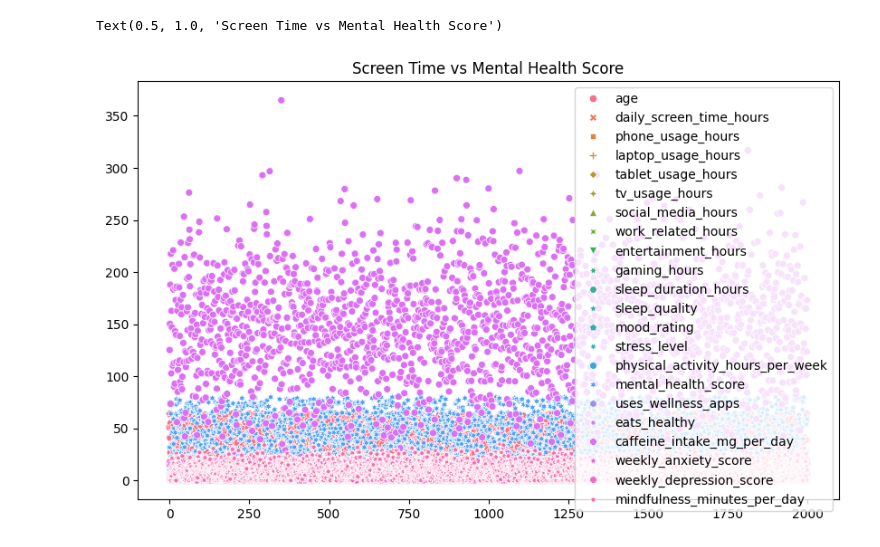
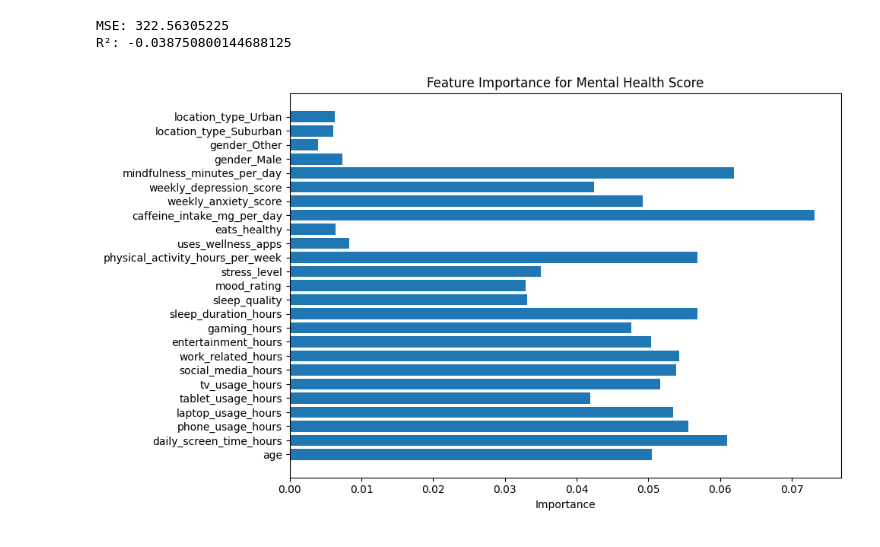
Before and after one commit to OnichiEiEi/MentalHealthPredictor, a Jupyter notebook: .ipynb, the cells around one changed output. Saved outputs shown, nothing was run; the diff lists cells and outputs as text; code cells hidden in the pictures.

```diff
--- a/.ipynb
+++ b/.ipynb
@@ -29,4 +16,0 @@ data.head()
-# %%
-data = data.dropna()  # Drop rows with missing values
-data = data.reset_index(drop=True)  # Reset index after dropping rows
-data.head()
@@ -41,10 +38,41 @@ data.head()
+# %%
+data = data.drop(columns=["user_id"])
+X = data.drop(columns=["mental_health_score"])
+y = data["mental_health_score"]
+X = pd.get_dummies(X, drop_first=True)
+
+from sklearn.preprocessing import StandardScaler
+
+scaler = StandardScaler()
+X_scaled = scaler.fit_transform(X)
+# %%
+from sklearn.model_selection import train_test_split
+from sklearn.ensemble import RandomForestRegressor
+from sklearn.metrics import mean_squared_error, r2_score
+
+X_train, X_test, y_train, y_test = train_test_split(X_scaled, y, test_size=0.2, random_state=42)
+
+model = RandomForestRegressor(random_state=42)
+model.fit(X_train, y_train)
+
+y_pred = model.predict(X_test)
+
+print("MSE:", mean_squared_error(y_test, y_pred))
+print("R²:", r2_score(y_test, y_pred))
+# %% [output]
+MSE: 322.56305225
+R²: -0.038750800144688125
 # %%
-import seaborn as sns
 import matplotlib.pyplot as plt
 
-plt.figure(figsize=(10, 6))
-sns.scatterplot(data=data)
-plt.title('Screen Time vs Mental Health Score')
+importances = model.feature_importances_
+feature_names = X.columns
+
+plt.figure(figsize=(10,6))
+plt.barh(feature_names, importances)
+plt.xlabel("Importance")
+plt.title("Feature Importance for Mental Health Score")
+plt.tight_layout()
+plt.show()
 # %% [output]
-Text(0.5, 1.0, 'Screen Time vs Mental Health Score')
-[figure, old version]
+[figure, new version]
```
Also changed, not shown: parts of 4 cells of this notebook, 13 other files.
